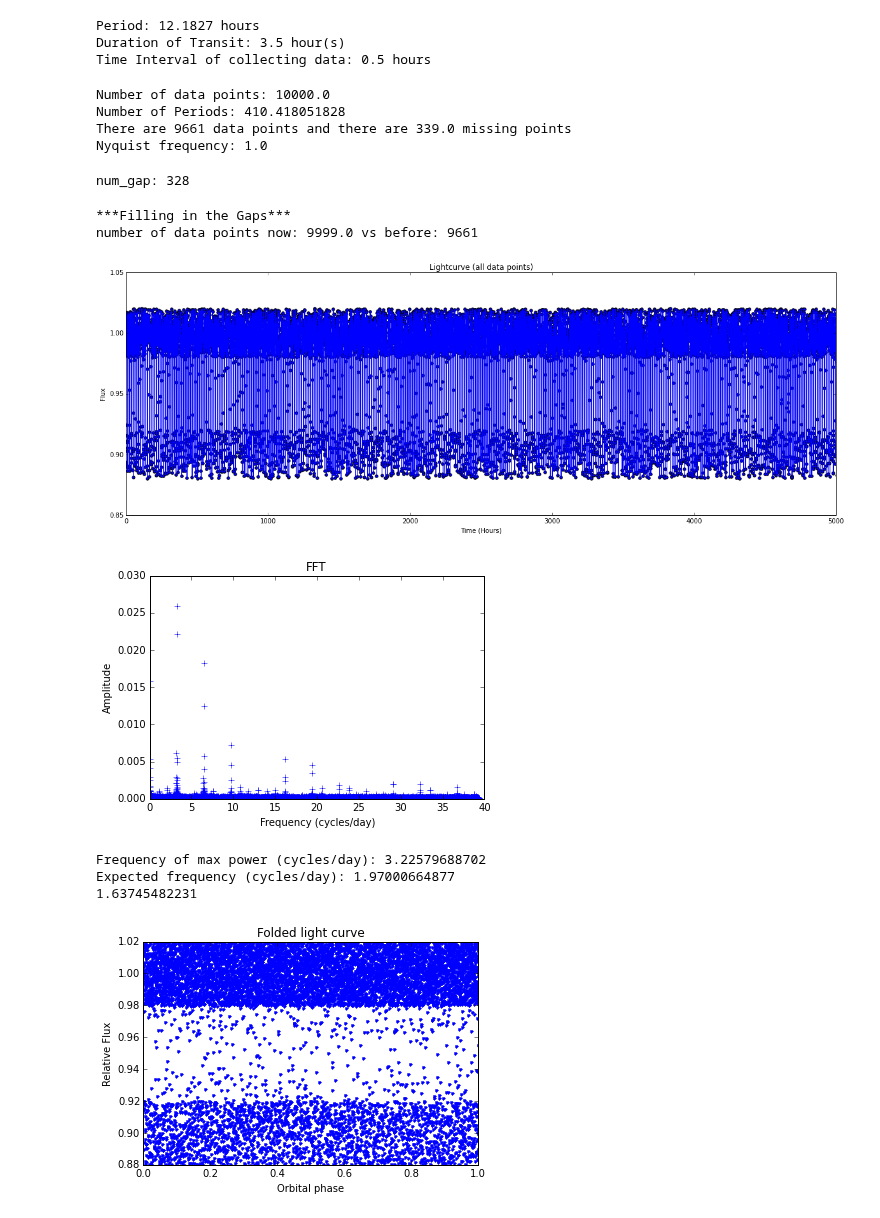
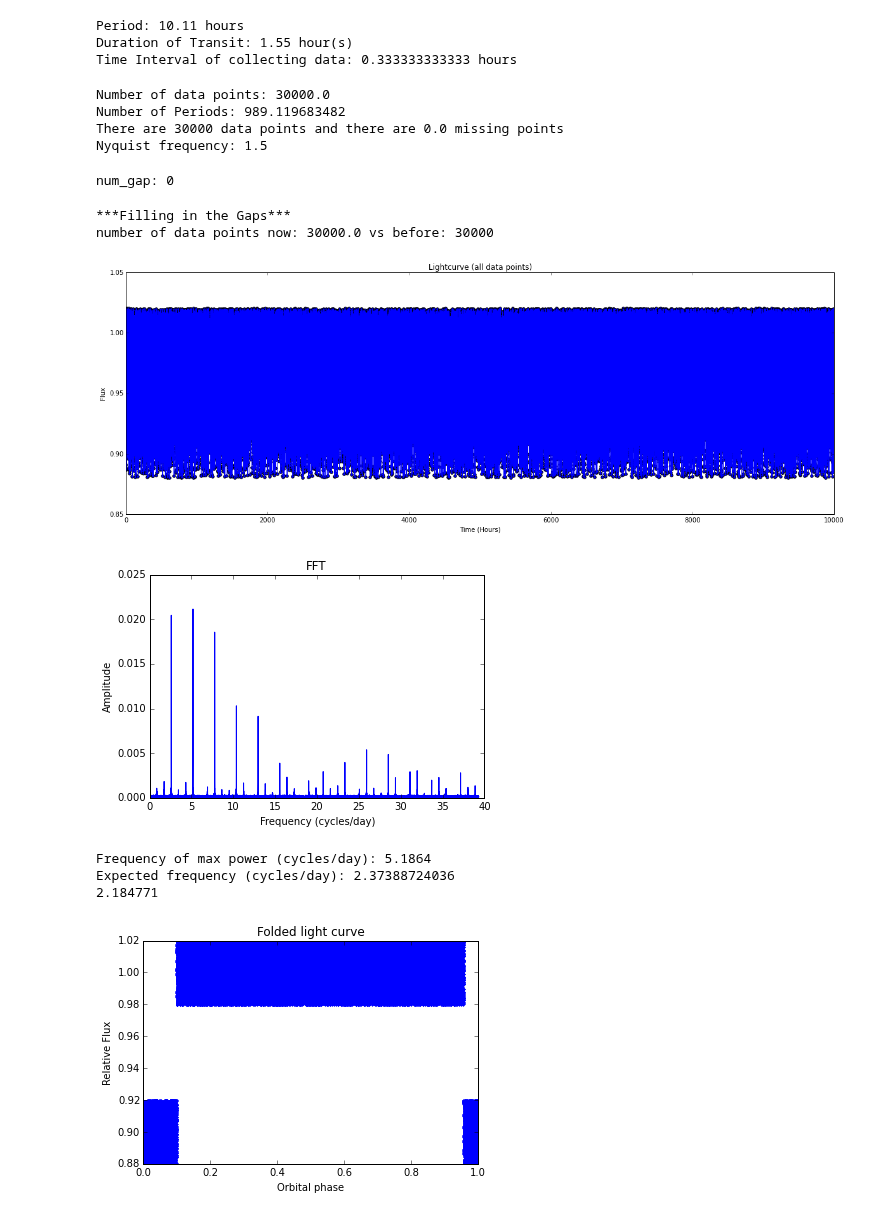
Before and after one commit to dianadianadiana/FFT, a Jupyter notebook: flux_function_transit.ipynb, the cells around one changed output. Drawn from its saved outputs; the diff is of its cells as text; code cells hidden in the pictures.

```diff
--- a/flux_function_transit.ipynb
+++ b/flux_function_transit.ipynb
@@ -86,15 +86,15 @@ def flux(t, x):
 
 delta = .1 # depth    # (Rplanet / Rstar)**2
 t0 = 0.0 # time of transit in hours
-period = 12.1827 # orbital period in hours
+period = 10.11 # orbital period in hours
 #d = period**(-2/3) # duration of transit in hours --
         # scales with P^(-2/3)
 
 # look at pg 6 http://arxiv.org/pdf/0805.0238v2.pdf
-T = 3.2
-tau = .3
+T = 1.5
+tau = 0.05### need to fix flux funtion if tau is 0
 sigma = 0.02 #scatter
-time_int = 30/60. # time interval of receiving data, in hours
+time_int = 20/60. # time interval of receiving data, in hours
 f0 = 1.0 # base flux
 x = [delta, t0, period, T, tau, sigma, time_int, f0]
 
@@ -102,28 +102,28 @@ print("Period: " + str(period) + " hours")
 print("Duration of Transit: " + str(T+tau) + " hour(s)")
 print("Time Interval of collecting data: " + str(time_int) + " hours")
 # %% [output]
-Period: 12.1827 hours
-Duration of Transit: 3.5 hour(s)
-Time Interval of collecting data: 0.5 hours
+Period: 10.11 hours
+Duration of Transit: 1.55 hour(s)
+Time Interval of collecting data: 0.333333333333 hours
 # %%
 ### Setting up a Time Array
 ### --- time scatter --- has gaps ---
 
-a, b = 0, 5000 #hours #a,b : min and max of time
+a, b = 0, 10000 #hours #a,b : min and max of time
 #N: number of data points
 N = np.round((b-a) / time_int) #float
 print("Number of data points: " + str(N))
 t = np.linspace(a, b, N, endpoint = False) #hours
 print("Number of Periods: " +str((b-a)/period))
 
-time_sigma = 3.5/60 # in hours
+time_sigma = 0.0/60 # in hours
 time_scatter = time_sigma * (np.random.random_sample(len(t)))
 t = t + time_scatter
 
 t_random =  np.around(np.random.random(len(t))) # create array randomly with 0's and 1's
 
 count_one = np.float(np.count_nonzero(t_random)) # count the number of "1's" in the array
-ratio = .94 # the ratio of how many real data points we have to how many there are total
+ratio = 1.0 # the ratio of how many real data points we have to how many there are total
 while count_one/len(t_random) < ratio:
     loc_zero = np.transpose(np.argwhere(t_random == 0.0))[0] # arr with indexes of where the 0's are
 
@@ -151,10 +151,10 @@ d_pts = (b - a) / N
 nyquist_freq = .5 / d_pts
 print("Nyquist frequency: " + str(nyquist_freq))
 # %% [output]
-Number of data points: 10000.0
-Number of Periods: 410.418051828
-There are 9661 data points and there are 339.0 missing points
-Nyquist frequency: 1.0
+Number of data points: 30000.0
+Number of Periods: 989.119683482
+There are 30000 data points and there are 0.0 missing points
+Nyquist frequency: 1.5
 # %%
 #Determine the appropriate cadence to which the data should be interpolated
 # Get the GAP array
@@ -163,10 +163,9 @@ f = flux(t,x) # the flux values (w gaps)
 
 delta_t = t[1:num_time-1]-t[0:num_time-2] # has a length = len(t) - 2 (bc it ignores endpoints)
 cadence = np.mean(delta_t) # what the time interval between points with gaps currently is
-
 #Fill gaps in the time series (according to 2012 thesis method)
 gap = delta_t/cadence # has a length = len(t) - 2 (bc it ignores endpoints)
-gap = np.around(gap, decimals = 0)
+gap = np.around(gap, decimals = 1)
 # QUESTION should gap be rounded to the integer or one decimal point?
 
 gap_cut = 1.1   #Time differences greater than gap_cut*cadence are gaps
@@ -180,13 +179,16 @@ while i < len(gap):
 num_gap = len(gap_loc) # the number of gaps present
 print("num_gap: " +str(num_gap))
 # %% [output]
-num_gap: 328
+num_gap: 0
 # %%
 ### Create a new time and flux array to account for the gaps
-
-num_cad = sum(gap) + 1 # the number of data points
+if sum(gap) + 2 == N:
+    num_cad = sum(gap) + 2
+else:
+    num_cad = sum(gap) + 1 # the number of data points
 time_cad = np.arange(num_cad)*cadence + a # a: starting value of t ("t min")
 flux_cad = np.arange(num_cad, dtype = np.float)
+
 print("***Filling in the Gaps***")
 print("number of data points now: " +str(num_cad) + " vs before: " + str(num_time))
 
@@ -221,7 +223,7 @@ while n < num_gap - 1:
 flux_cad[newflux_st:] = f[oldflux_st:] #account for last part where there is no gap after
 # %% [output]
 ***Filling in the Gaps***
-number of data points now: 9999.0 vs before: 9661
+number of data points now: 30000.0 vs before: 30000
 # %%
 #plot the lightcurves
 
@@ -251,7 +253,7 @@ plt.show()
 # plt.ylim([1 - 1.5*delta, 1 + .5*delta])
 # plt.show()
 # %% [output]
-[figure, old version]
+[figure, new version]
 # %%
 ### FFT part
 
@@ -264,35 +266,35 @@ else:
     N_over = N_log_round
 
 newN = 2**N_over
 diff = newN - N
 mean = 1.0
 voidf = np.zeros(diff) + mean
 newf = np.append(f, voidf)
 
 norm_fact = 2.0 / newN # normalization factor
 f_flux = fft(newf) * norm_fact
 
 freq = fftfreq(np.int(len(newf)))
 d_pts_new = (b-a)/newN
 freq_fact = 1.0 / d_pts_new #frequency factor
 
 postivefreq = freq > 0 # take only positive values
 freq, f_flux = freq[postivefreq], f_flux[postivefreq]
 
 power = np.abs(f_flux)
 
 conv_hr_day = 24. #conversion factor from cycles/hour to cycles/day
 #because of oversampling, need to remove the first few terms,
 #ex if N=3000 and the over sampling size is 100,000, then the first 30 points should not be considered
 #also means that each cluster of higher amplitudes are in groups of 30 points
-plt.plot(freq[diff/N:]*freq_fact*conv_hr_day, power[diff/N:],'b+')
+plt.plot(freq[diff/N:]*freq_fact*conv_hr_day, power[diff/N:],'b')
 
 plt.title("FFT")
 plt.xlabel("Frequency (cycles/day)")
 plt.ylabel("Amplitude")
 plt.show()
 # %% [output]
-[figure, old version]
+[figure, new version]
 # %%
 ### Folded Light Curve
 pos_max_power = np.argmax(power)
@@ -310,10 +312,10 @@ plt.xlabel("Orbital phase")
 plt.ylabel("Relative Flux")
 plt.show()
 # %% [output]
-Frequency of max power (cycles/day): 3.22579688702
-Expected frequency (cycles/day): 1.97000664877
-1.63745482231
+Frequency of max power (cycles/day): 5.1864
+Expected frequency (cycles/day): 2.37388724036
+2.184771
-[figure, old version]
+[figure, new version]
 # %%
 # GOAL: find all the values in the power array that are considered to be peaks
 #       and all the values in the power array that are considered to be harmonics
```
Also changed, not shown: parts of 9 cells of this notebook.
